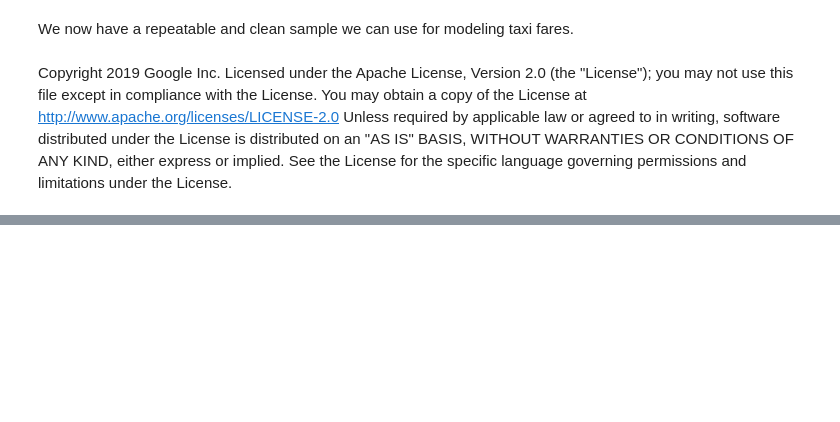
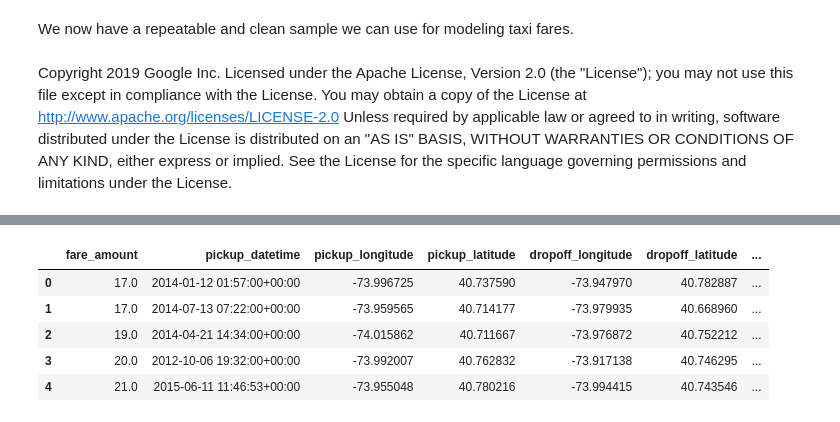
Before and after one commit to saberbf/BigData, a Jupyter notebook: Final/a_sample_explore_clean.ipynb, the cells around one changed output, grey strips where cells are left out. Drawn from its saved outputs; the diff is of its cells as text; code cells hidden in the pictures; blank space fills up the shorter version.

```diff
--- a/Final/a_sample_explore_clean.ipynb
+++ b/Final/a_sample_explore_clean.ipynb
@@ -363,0 +425,20 @@ Unless required by applicable law or agreed to in writing, software distributed
+# %%
+def calc_distance(trip):
+
+    x1,y1 = trip["pickup_longitude"],trip["pickup_latitude"]
+    x2,y2 = trip["dropoff_longitude"],trip["dropoff_latitude"]
+    dist = np.sqrt((y2-y1)**2 + (x2-x1)**2)
+    return np.nan if dist == 0 else dist
+# %%
+trips_with_cluster["crowfly_dist"] = trips_with_cluster.apply(calc_distance,axis = 1)
+# %%
+trips_with_cluster= trips_with_cluster.dropna()
+# %%
+trips_with_cluster.head()
+# %% [output]
+|  | fare_amount | pickup_datetime | pickup_longitude | pickup_latitude | dropoff_longitude | dropoff_latitude | ... |
+| 0 | 17.0 | 2014-01-12 01:57:00+00:00 | -73.996725 | 40.737590 | -73.947970 | 40.782887 | ... |
+| 1 | 17.0 | 2014-07-13 07:22:00+00:00 | -73.959565 | 40.714177 | -73.979935 | 40.668960 | ... |
+| 2 | 19.0 | 2014-04-21 14:34:00+00:00 | -74.015862 | 40.711667 | -73.976872 | 40.752212 | ... |
+| 3 | 20.0 | 2012-10-06 19:32:00+00:00 | -73.992007 | 40.762832 | -73.917138 | 40.746295 | ... |
+| 4 | 21.0 | 2015-06-11 11:46:53+00:00 | -73.955048 | 40.780216 | -73.994415 | 40.743546 | ... |
```
Also changed, not shown: parts of 38 cells of this notebook, 7 other files.
